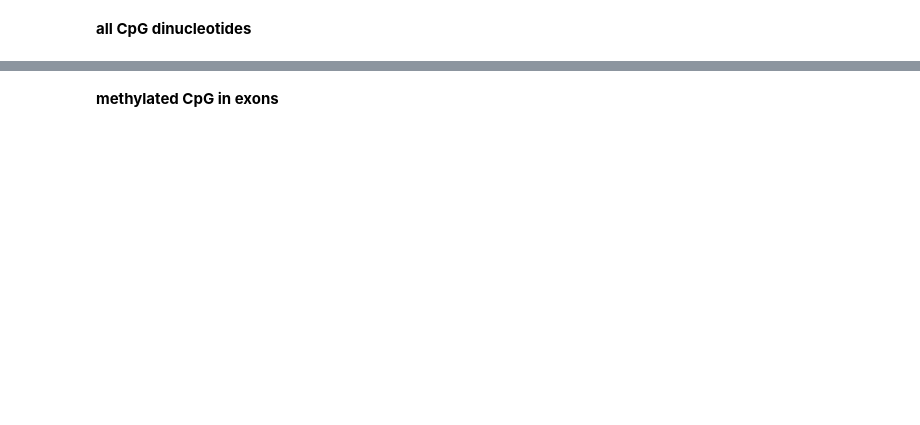
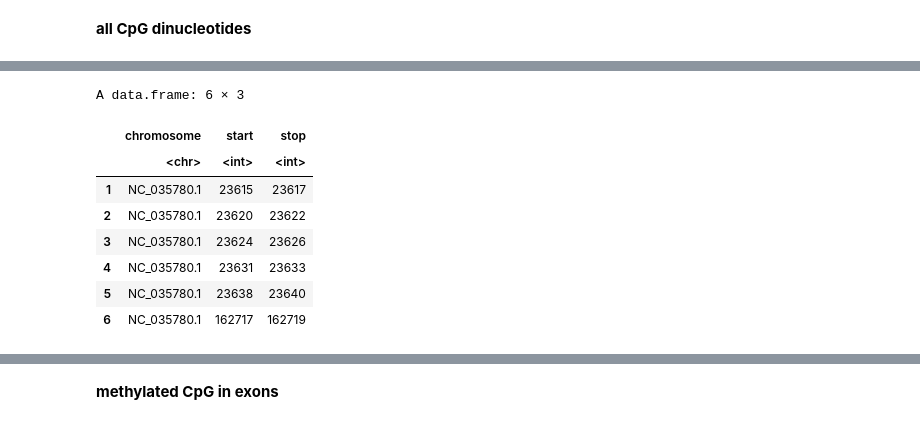
Before and after one commit to jgmcdonough/CE18_methylRAD_analysis, a Jupyter notebook: analysis/methylation_level_of_features.ipynb, the cells around one changed output, grey strips where cells are left out. Cells and saved outputs as stored; diff of their text form; code cells hidden in the pictures; blank space fills up the shorter version.

```diff
--- a/analysis/methylation_level_of_features.ipynb
+++ b/analysis/methylation_level_of_features.ipynb
@@ -647,0 +726,31 @@ echo "total CpG dinucleotides in introns"
+# %%
+# Calculate average counts of last 5 columns
+CC_multicov$avg_counts <- rowMeans(CC_multicov[, tail(names(CC_multicov), 5)])
+
+# Remove rows with averages below 5
+CC_filtered <- CH_multicov[CC_multicov$avg_counts >= 5, ]
+
+# Remove temporary average column
+CC_filtered$avg_counts <- NULL
+
+CC_bed <- select(CC_filtered, chromosome, start, stop)
+rownames(CC_bed) <- NULL
+head(CC_bed)
+
+write.table(CC_bed[, c("chromosome", "start", "stop")],
+            file = "/project/pi_sarah_gignouxwolfsohn_uml_edu/julia/CE_MethylRAD_analysis_2018/analysis/counts_and_meta/genomic_features/CC_cpgMethyl.bed",
+            sep = "\t",
+            #header = FALSE,
+            quote = FALSE,
+            row.names = FALSE,
+            col.names = FALSE)
+# %% [output]
+A data.frame: 6 × 3
+|  | chromosome | start | stop |
+|  | <chr> | <int> | <int> |
+| 1 | NC_035780.1 | 23615 | 23617 |
+| 2 | NC_035780.1 | 23620 | 23622 |
+| 3 | NC_035780.1 | 23624 | 23626 |
+| 4 | NC_035780.1 | 23631 | 23633 |
+| 5 | NC_035780.1 | 23638 | 23640 |
+| 6 | NC_035780.1 | 162717 | 162719 |
```
Also changed, not shown: parts of 63 cells of this notebook.
